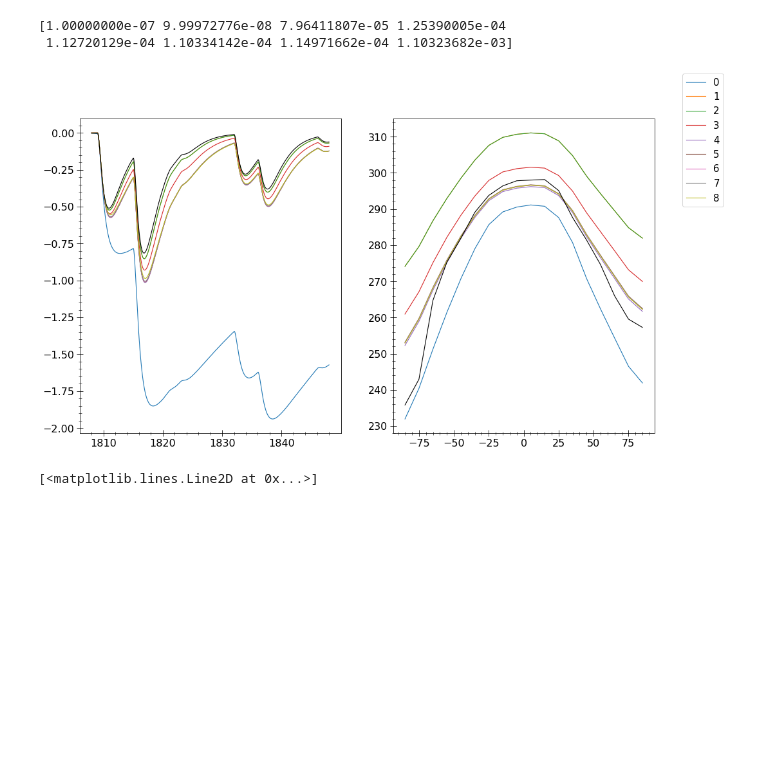
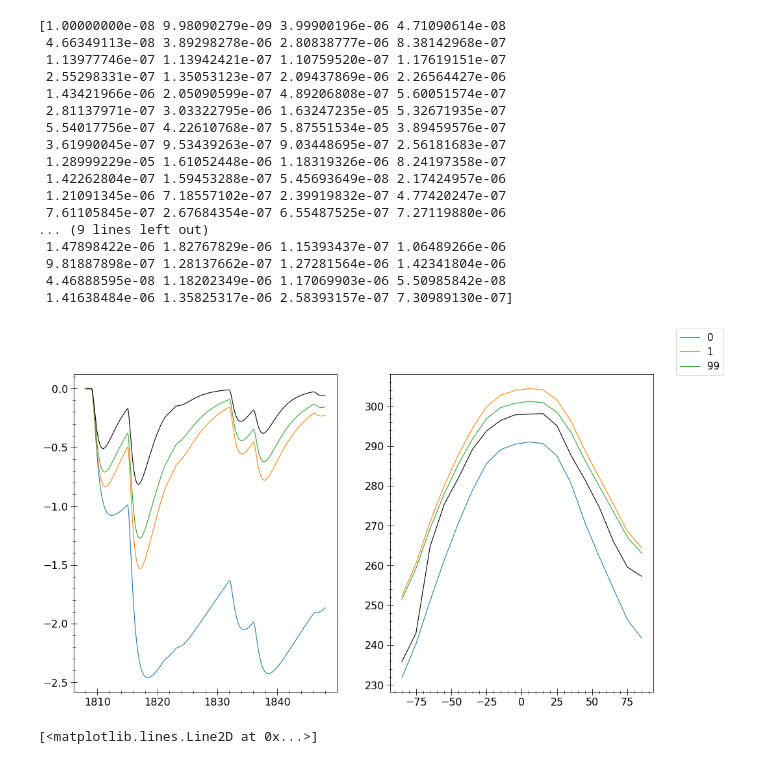
Before and after one commit to BenniSchmiedel/Low-dimensional-EBMs, a Jupyter notebook: Development_OptimizationCoupledTarget.ipynb, the cells around one changed output. Cells and saved outputs as stored; diff of their text form; code cells hidden in the pictures; blank space fills up the shorter version.

```diff
--- a/Development_OptimizationCoupledTarget.ipynb
+++ b/Development_OptimizationCoupledTarget.ipynb
@@ -215,15 +215,15 @@ def add_parameters(config,P_config,labels):
 labels=[['eqparam','c_ao'],['func1','m'],['func1','gamma'],['func3','f'],['func2','factor_oc'],['func2','factor_kwv'],['func2','factor_kair']]
 #P0=np.array([70*4.2e6,230,2.5])
 P0=np.array([50*4.2e6,0.5,1.9e-15,0,1.165,1.165,1.165])
-Pmin=np.array([0.5*10*4.2e6,0.4,0.6e-15,-100,0.9,0.9,0.9])
-Pmax=np.array([200*4.2e6,0.6,5e-15,100,1.2,1.2,1.2])
+Pmin=np.array([0.5*10*4.2e6,0.4,0.6e-15,-50,0.9,0.9,0.9])
+Pmax=np.array([100*4.2e6,0.6,5e-15,50,1.2,1.2,1.2])
 #P_pert_ralative=[1/10000,1/10000,1/10000,1/10000,1/10000,1/10000]
 P_pert=(Pmax-Pmin)/10000
 #Pmin=np.array([20*4.2e6,190,1.7])
 #Pmax=np.array([120*4.2e6,250,3.3])
 #P_pert=(Pmax-Pmin)/100
 precision=1e-8
-maxlength=int(50)
+maxlength=int(100)
 targetmode='Coupled'
 target={'GMT':EVA_GMT_1808_1858,'ZMT':ZMT_10}
 targetfunction='LeastSquare'
@@ -279,22 +288,37 @@ Iteration no.2
 # %%
 fig,ax=plt.subplots(1,2,figsize=(16,9))
-for i in range(9):
+for i in [0,1,99]:
     ax[0].plot(Year_volc_1808_1858,data[1][i,0],label=i)
-for i in range(9):
+for i in [0,1,99]:
     ax[1].plot(Vars.Lat,data[0][i,0])
 #plt.plot(Year_volc_1808_1858,data[1,1])
 #plt.plot(Year_volc_1808_1858,data[1,2])
 #plt.plot(Year_volc_1808_1858,data[1,3])
 #plt.plot(Year_volc_1808_1858,data[1,4])
 ax[0].plot(Year_volc_1808_1858,EVA_GMT_1808_1858,c='k')
 ax[1].plot(Lat_10,ZMT_10,c='k')
 plt.figlegend(fontsize=15)
 #plt.xlim(1808,1858)
 print(gamma)
 # %% [output]
-[1.00000000e-07 9.99972776e-08 7.96411807e-05 1.25390005e-04
- 1.12720129e-04 1.10334142e-04 1.14971662e-04 1.10323682e-03]
+[1.00000000e-08 9.98090279e-09 3.99900196e-06 4.71090614e-08
+ 4.66349113e-08 3.89298278e-06 2.80838777e-06 8.38142968e-07
+ 1.13977746e-07 1.13942421e-07 1.10759520e-07 1.17619151e-07
+ 2.55298331e-07 1.35053123e-07 2.09437869e-06 2.26564427e-06
+ 1.43421966e-06 2.05090599e-07 4.89206808e-07 5.60051574e-07
+ 2.81137971e-07 3.03322795e-06 1.63247235e-05 5.32671935e-07
+ 5.54017756e-07 4.22610768e-07 5.87551534e-05 3.89459576e-07
+ 3.61990045e-07 9.53439263e-07 9.03448695e-07 2.56181683e-07
+ 1.28999229e-05 1.61052448e-06 1.18319326e-06 8.24197358e-07
+ 1.42262804e-07 1.59453288e-07 5.45693649e-08 2.17424957e-06
+ 1.21091345e-06 7.18557102e-07 2.39919832e-07 4.77420247e-07
+ 7.61105845e-07 2.67684354e-07 6.55487525e-07 7.27119880e-06
+... (9 lines left out)
+ 1.47898422e-06 1.82767829e-06 1.15393437e-07 1.06489266e-06
+ 9.81887898e-07 1.28137662e-07 1.27281564e-06 1.42341804e-06
+ 4.46888595e-08 1.18202349e-06 1.17069903e-06 5.50985842e-08
+ 1.41638484e-06 1.35825317e-06 2.58393157e-07 7.30989130e-07]
-[figure, old version]
+[figure, new version]
 # %%
 plt.plot(np.arange(50),dF[:,0])
 # %% [output]
```
Also changed, not shown: parts of 1 cell of this notebook, 15 other files.
